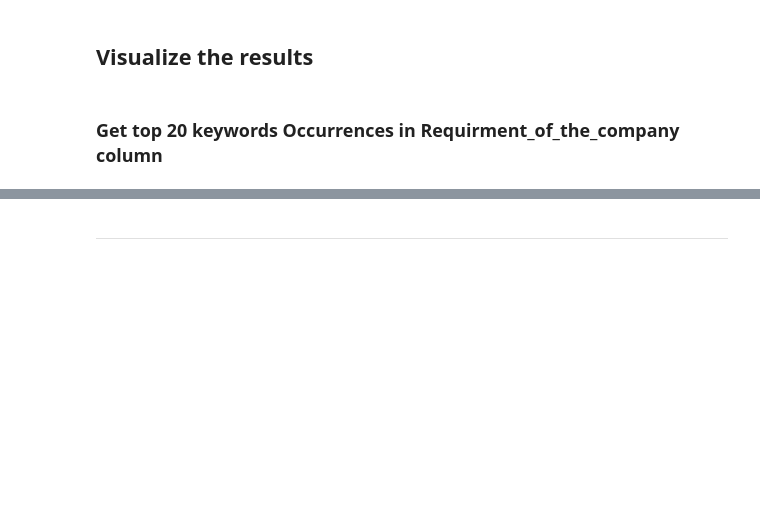
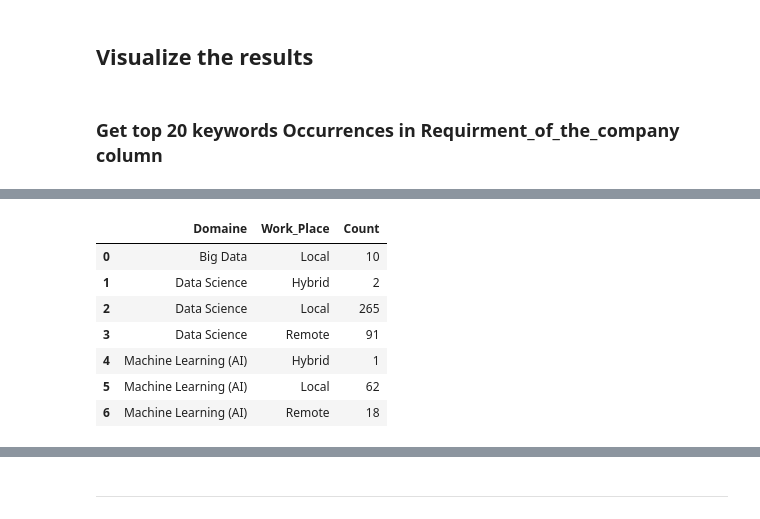
Before and after one commit to Tarifi-Hicham/jobs_project, a Jupyter notebook: script.ipynb, the cells around one changed output, grey strips where cells are left out. Cells and saved outputs as stored; diff of their text form; code cells hidden in the pictures; blank space fills up the shorter version.

```diff
--- a/script.ipynb
+++ b/script.ipynb
@@ -818,0 +945,28 @@ fig.show()
+# %%
+import plotly.express as px
+from collections import Counter
+
+# Use Counter to get the count of each element in the lists
+element_counter = Counter([element for sublist in df_data[df_data['Domaine'] == 'Machine Learning (AI)']['Requirment_of_the_company'] for element in sublist])
+# Convert the result to a DataFrame for better display
+element_counter = pd.DataFrame(list(element_counter.items()), columns=['Requirment of the company', 'Count'])
+
+df_requir = element_counter.sort_values(by='Count',ascending=False)
+
+fig = px.bar(df_requir.head(10), x='Requirment of the company', y='Count',color='Count',title="Top 10 des Competences les plus demandees pour le domaine de Machine Learning (AI)")
+fig.show()
+# %%
+df_workplace = df_data.groupby(['Domaine', 'Work_Place']).size().reset_index(name='Count')
+# Convert the result to a DataFrame for better display
+df_workplace = pd.DataFrame(element_counter, columns=['Domaine','Work_Place', 'Count'])
+
+df_workplace
+# %% [output]
+|  | Domaine | Work_Place | Count |
+| 0 | Big Data | Local | 10 |
+| 1 | Data Science | Hybrid | 2 |
+| 2 | Data Science | Local | 265 |
+| 3 | Data Science | Remote | 91 |
+| 4 | Machine Learning (AI) | Hybrid | 1 |
+| 5 | Machine Learning (AI) | Local | 62 |
+| 6 | Machine Learning (AI) | Remote | 18 |
```
Also changed, not shown: parts of 24 cells of this notebook.
